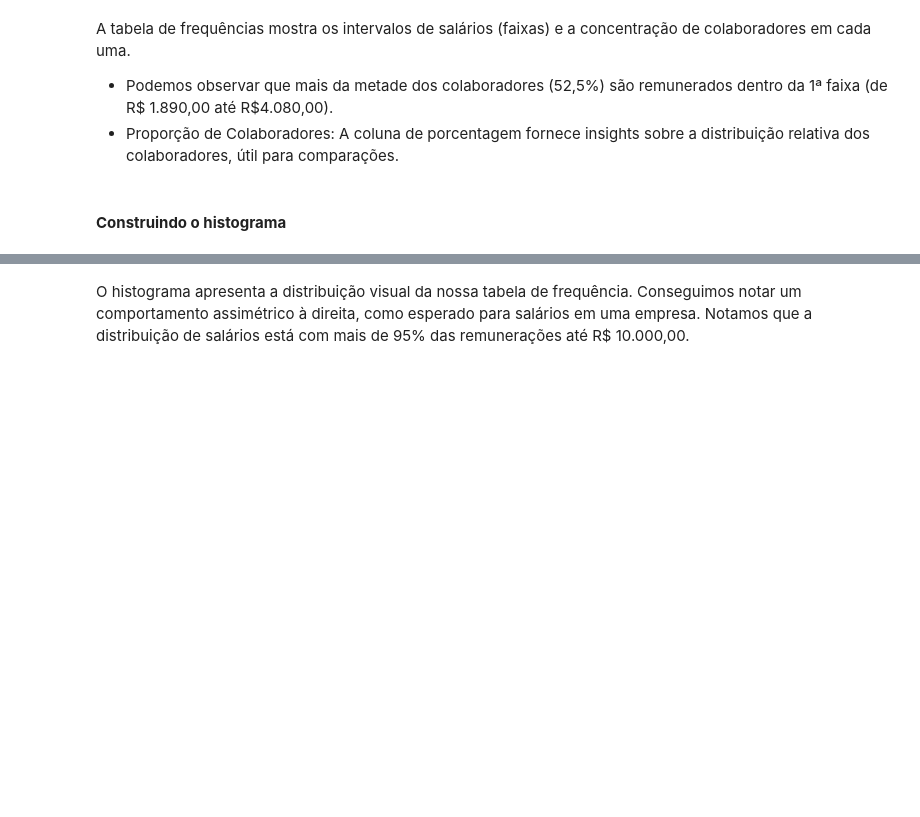
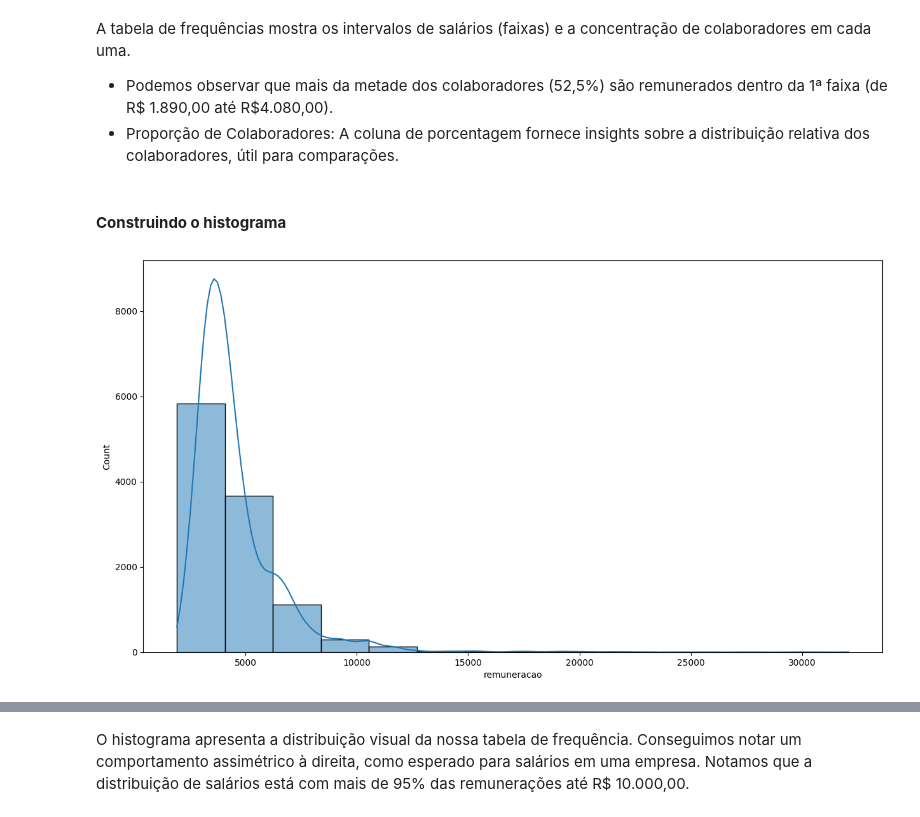
Before and after one commit to junior-vs/studio-ai-python, a Jupyter notebook: course/JupyterProject/estatistica/curso01/estatistica_Python_frequencias_e_medidas.ipynb, the cells around one changed output, grey strips where cells are left out. Cells and saved outputs as stored; diff of their text form; code cells hidden in the pictures; blank space fills up the shorter version.

```diff
--- a/course/JupyterProject/estatistica/curso01/estatistica_Python_frequencias_e_medidas.ipynb
+++ b/course/JupyterProject/estatistica/curso01/estatistica_Python_frequencias_e_medidas.ipynb
@@ -1127,2 +1142,14 @@ colaboradores = pd.read_csv(url)
+# %%
+n = len(colaboradores)
+k = 1+(10/3)* math.log10(n)
+k = int(k)
 # %% [markdown]
 #### **Criando a tabela de frequências**
+# %%
+
+
+
+faixas = colaboradores.copy()
+faixas["faixa_salarial"] = pd.cut(
+    faixas["remuneracao"], bins=int(k), include_lowest=True
+)
@@ -1133,3 +1182,9 @@ A tabela de frequências mostra os intervalos de salários (faixas) e a concentr
 * Proporção de Colaboradores: A coluna de porcentagem fornece insights sobre a distribuição relativa dos colaboradores, útil para comparações.
 # %% [markdown]
 #### **Construindo o histograma**
+# %%
+plt.figure(figsize=(15, 8))
+sns.histplot(data=faixas, x='remuneracao', bins=int(k), kde=True)
+plt.show()
+# %% [output]
+[figure, added]
```
Also changed, not shown: parts of 11 cells of this notebook, 2 other files.
